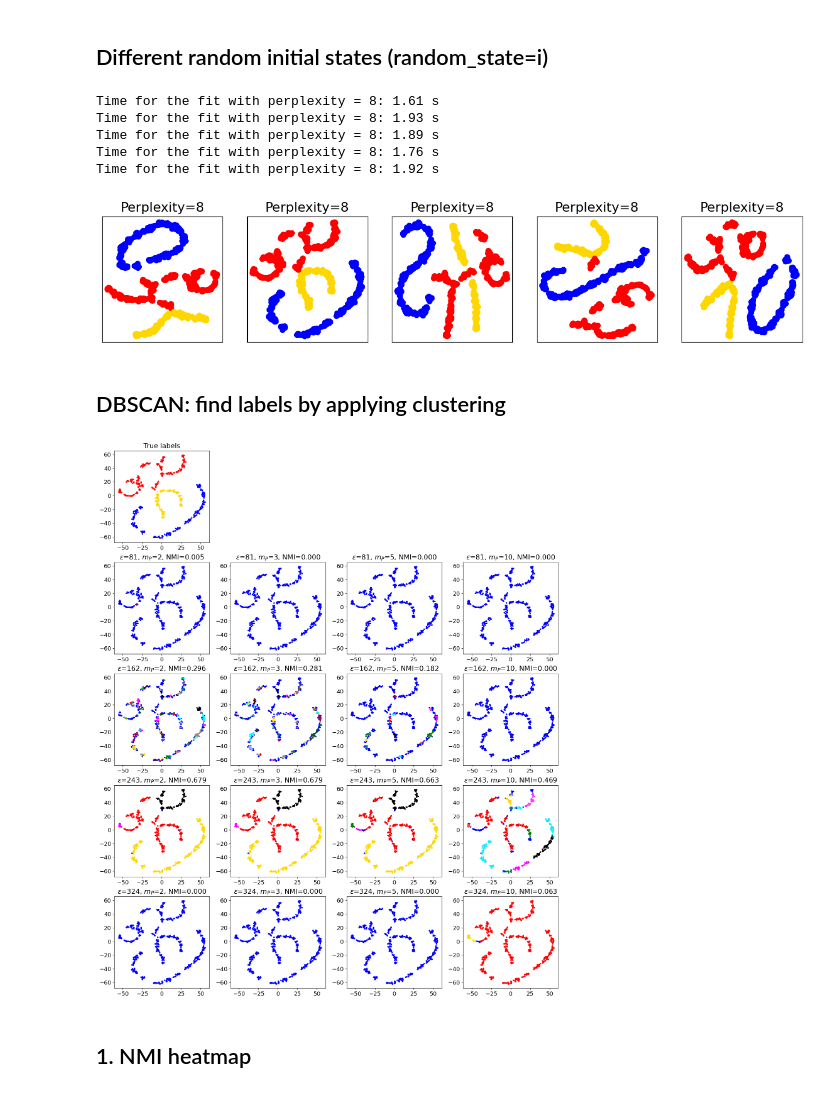
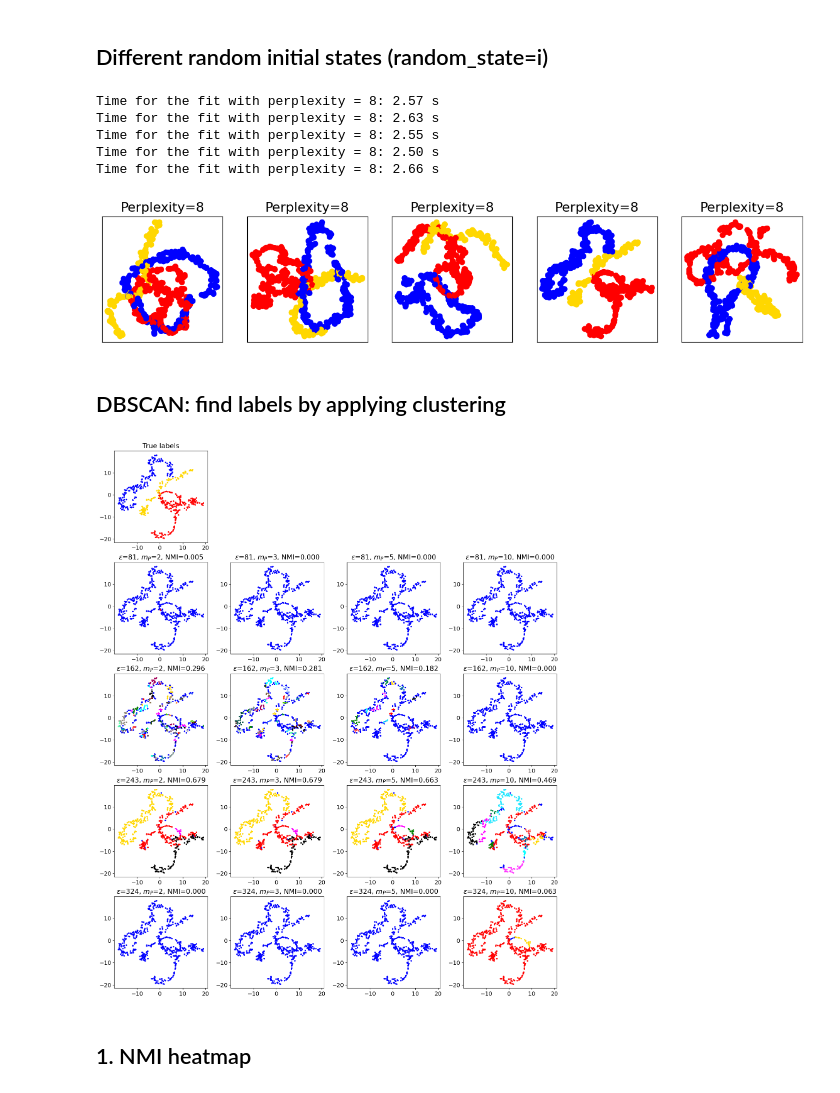
Before and after one commit to giuliadoda/LCP_mod_B, a Jupyter notebook: Ex2/group2406_exercise02.ipynb, the cells around one changed output. Drawn from its saved outputs; the diff is of its cells as text; code cells hidden in the pictures.

```diff
--- a/Ex2/group2406_exercise02.ipynb
+++ b/Ex2/group2406_exercise02.ipynb
@@ -87,7 +87,7 @@ np.random.seed(0)
 n_samples = N
 
 # visualization on the plane
-n_components = 2
+n_components = 3
 
 # perplexity parameters
 perplexities = [2, 4, 8, 16, 32]
@@ -170,12 +170,12 @@ for i in range(5):
 
 plt.show()
 # %% [output]
-Time for the fit with perplexity = 8: 1.61 s
-Time for the fit with perplexity = 8: 1.93 s
-Time for the fit with perplexity = 8: 1.89 s
-Time for the fit with perplexity = 8: 1.76 s
-Time for the fit with perplexity = 8: 1.92 s
+Time for the fit with perplexity = 8: 2.57 s
+Time for the fit with perplexity = 8: 2.63 s
+Time for the fit with perplexity = 8: 2.55 s
+Time for the fit with perplexity = 8: 2.50 s
+Time for the fit with perplexity = 8: 2.66 s
-[figure, old version]
+[figure, new version]
 # %% [markdown]
 ## DBSCAN: find labels by applying clustering
 # %%
@@ -257,7 +257,7 @@ np.random.seed(12345)
 
 n_true_center=3
 #X, ytrue = make_blobs(10000, 2, n_true_center) # Generating random gaussian mixture
-X2D = X_all[2] # best(?) visualization above
+X2D = X_all[4] # best visualization above
 X = data
 y_true = y
 
@@ -271,34 +271,34 @@ else:
 eps_range = [r/2,r,1.5*r,2*r]
 
 # varying minimum number of samples in epsilon range
 min_sample_range = [2,3,5,10]
 DIMY=len(eps_range)
 DIMX=len(min_sample_range)
 
 # plot
 fig, ax = plt.subplots(DIMY+1,DIMX,figsize=(15,18))
 
 # plotting true labels
 i,j=0,0
 nmi=1
 plotting_ax(X2D,y,ax[i,j])
 ax[i,j].set_title('True labels')
 for j in range(1,DIMX): fig.delaxes(ax[i,j])
 
 # plotting with epsilon and min samples that vary
 for i, eps in enumerate(eps_range):
     for j, min_samples in enumerate(min_sample_range):
         model = DBSCAN(eps=eps, min_samples=min_samples)
         model.fit(X)
         y_hat = model.labels_
         plotting_ax(X2D,y_hat,ax[i+1,j])
         nmi=NMI(y_true, y_hat)
         ax[i+1,j].set_title(r'$\epsilon$=%.0f, $m_P$=%i, NMI=%.3f'%(eps,min_samples,nmi))
 
 plt.tight_layout(h_pad=0.5)
 plt.show()
 # %% [output]
-[figure, old version]
+[figure, new version]
 # %% [markdown]
 ## 1. NMI heatmap
 # %% [markdown]
```
Also changed, not shown: parts of 7 cells of this notebook.
